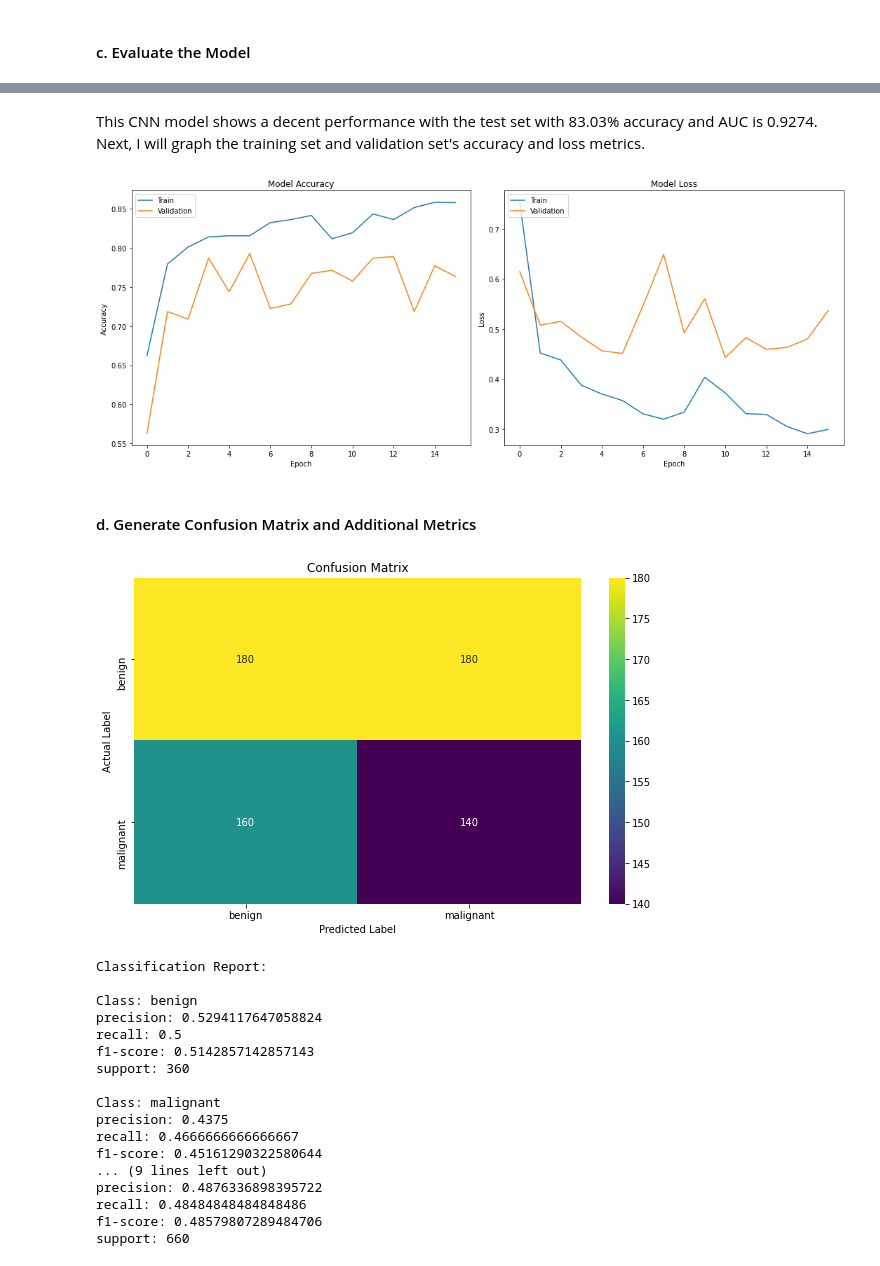
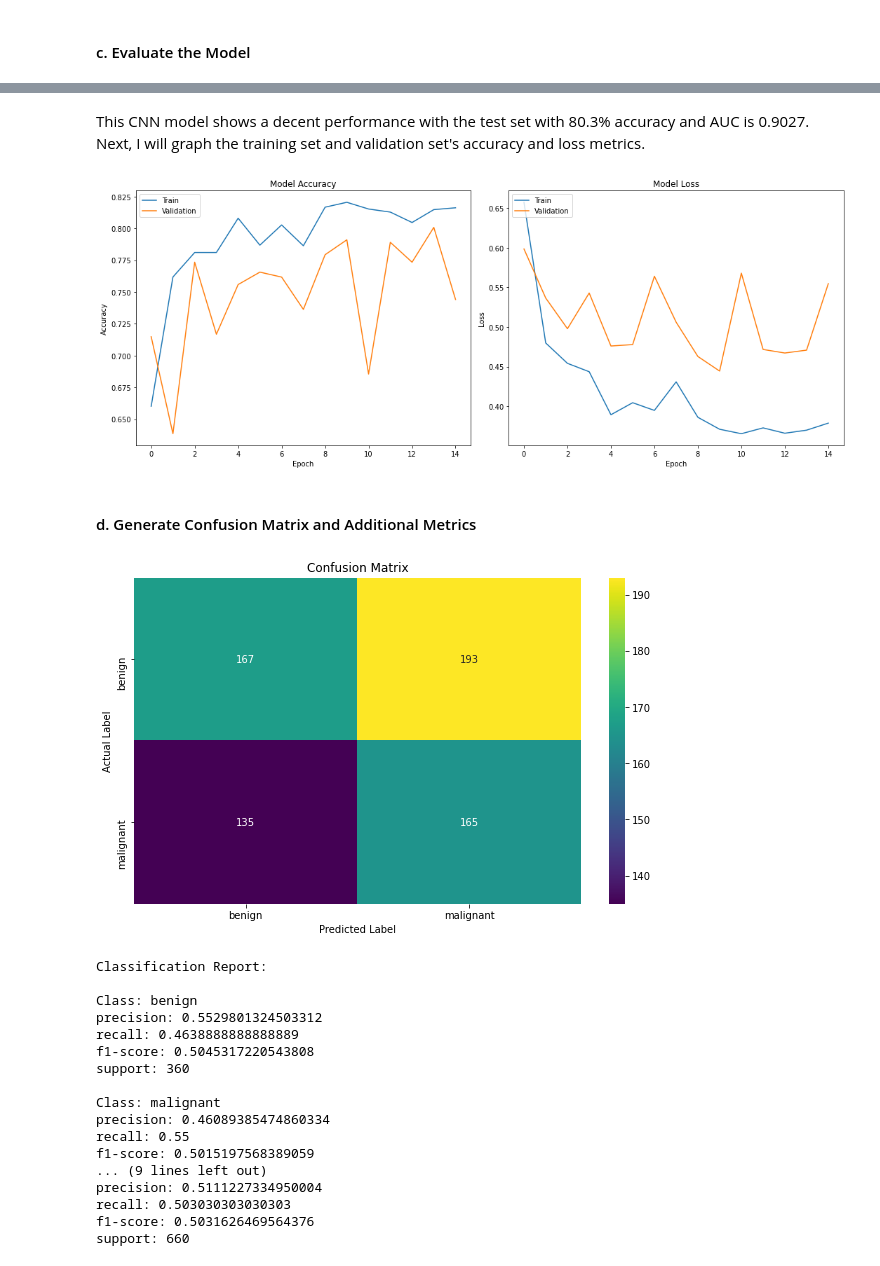
Before and after one commit to taingocbui/Skin-Cancer-Detection-Using-CNN-ResNet50-XGBoost, a Jupyter notebook: project5.ipynb, the cells around one changed output, grey strips where cells are left out. Saved outputs shown, nothing was run; the diff lists cells and outputs as text; code cells hidden in the pictures.

```diff
--- a/project5.ipynb
+++ b/project5.ipynb
@@ -83,8 +87,13 @@ train_datagen = ImageDataGenerator(
         rescale=1./255,
         shear_range = 0.2,
         zoom_range = 0.2,
+        rotation_range=30,
+        width_shift_range=0.2,
+        height_shift_range=0.2,
         horizontal_flip = True,
-        validation_split = 0.2)
+        validation_split = 0.2,
+        fill_mode='nearest'
+)
 
 # For test set, image augmentation will not be applied to prevent overfitting
 test_datagen = ImageDataGenerator(rescale=1./255)
@@ -114,6 +123,9 @@ test_set = test_datagen.flow_from_directory(
     class_mode='binary',
     shuffle = 'False'
 )
+
+class_indices = training_set.class_indices
+print("Class Indices:", class_indices)
 # %% [output]
 Found 2110 images belonging to 2 classes.
 Found 527 images belonging to 2 classes.
@@ -156,9 +167,6 @@ base_model.add(Flatten())
 # Add a fully connected layer
 base_model.add(Dense(units = 256, activation='relu'))
 
-# Add a dropout layer to reduce overfitting
-base_model.add(Dropout(0.5))
-
 # Add an output layer with sigmoid as activation function
 base_model.add(Dense(units = 1, activation='sigmoid'))
 base_model.summary()
@@ -251,5 +258,5 @@ Test set Accuracy: 0.8303
 # %% [markdown]
-This CNN model shows a decent performance with the test set with 83.03% accuracy and AUC is 0.9274. Next, I will graph the training set and validation set's accuracy and loss metrics.
+This CNN model shows a decent performance with the test set with 80.3% accuracy and AUC is 0.9027. Next, I will graph the training set and validation set's accuracy and loss metrics.
 # %%
 fig, (ax1,ax2) = plt.subplots(nrows = 1, ncols = 2, figsize=(15, 6))
 
@@ -272,53 +279,53 @@ ax2.legend(['Train', 'Validation'], loc='upper left')
 plt.tight_layout()
 plt.show()
 # %% [output]
-[figure, old version]
+[figure, new version]
 # %% [markdown]
 #### d. Generate Confusion Matrix and Additional Metrics
 # %%
-y_pred_prob = base_model.predict(test_set)
-y_pred = np.where(y_pred_prob > 0.5, 1, 0)
+predictions = base_model.predict(test_set)
+y_pred = y_pred = np.where(predictions > 0.5, 1, 0)
 
 # Confusion Matrix
 cm = confusion_matrix(test_set.classes, y_pred)
 class_names = list(test_set.class_indices.keys())
 
 # Classification Report
 cr = classification_report(test_set.classes, y_pred, target_names=class_names, output_dict=True)
 
 # ROC Curve
-fpr, tpr, _ = roc_curve(test_set.classes, y_pred_prob)
+fpr, tpr, _ = roc_curve(test_set.classes, predictions)
 roc_auc = auc(fpr, tpr)
 
 plt.figure(figsize=(10, 6))
 sns.heatmap(cm, annot=True, fmt="d", cmap="viridis", xticklabels=class_names, yticklabels=class_names)
 plt.title('Confusion Matrix')
 plt.ylabel('Actual Label')
 plt.xlabel('Predicted Label')
 plt.show();
 
 print('Classification Report:')
 for key, value in cr.items():
     if isinstance(value, dict):
         print(f'\nClass: {key}')
         for k, v in value.items():
             print(f'{k}: {v}')
 # %% [output]
-[figure, old version]
+[figure, new version]
 Classification Report:
 
 Class: benign
-precision: 0.5294117647058824
-recall: 0.5
-f1-score: 0.5142857142857143
+precision: 0.5529801324503312
+recall: 0.4638888888888889
+f1-score: 0.5045317220543808
 support: 360
 
 Class: malignant
-precision: 0.4375
-recall: 0.4666666666666667
-f1-score: 0.45161290322580644
+precision: 0.46089385474860334
+recall: 0.55
+f1-score: 0.5015197568389059
 ... (9 lines left out)
-precision: 0.4876336898395722
-recall: 0.48484848484848486
-f1-score: 0.48579807289484706
+precision: 0.5111227334950004
+recall: 0.503030303030303
+f1-score: 0.5031626469564376
 support: 660
```
Also changed, not shown: parts of 33 cells of this notebook, 2 other files.
